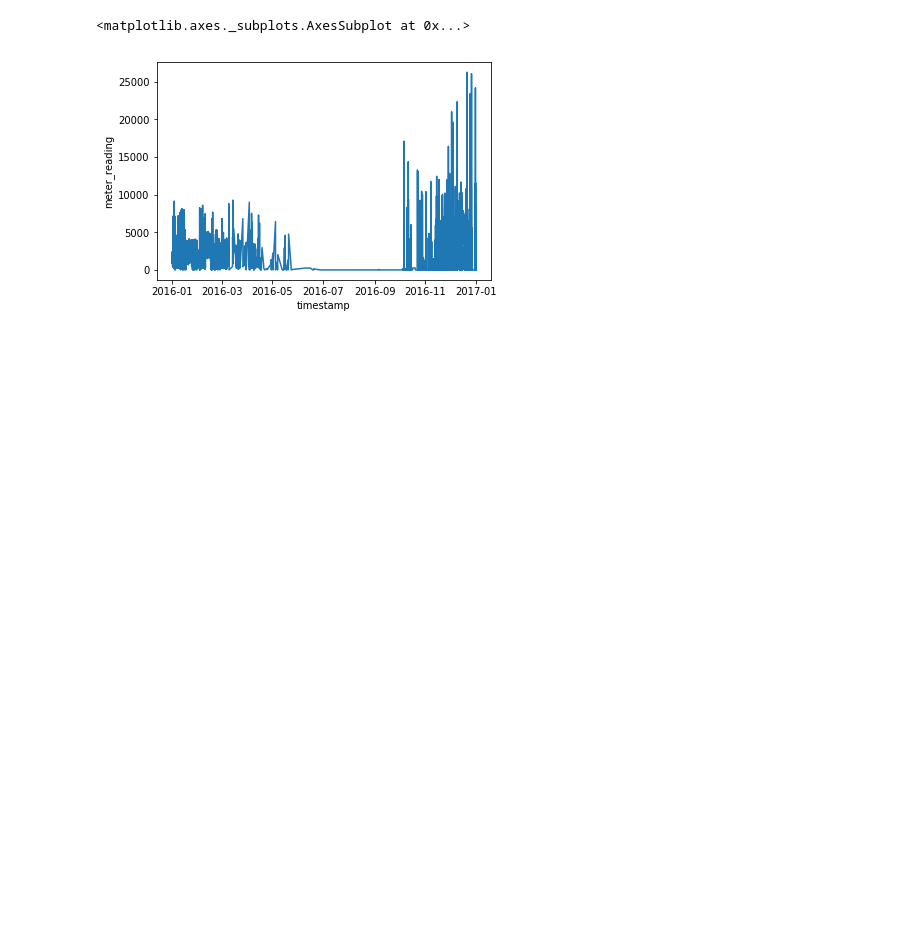
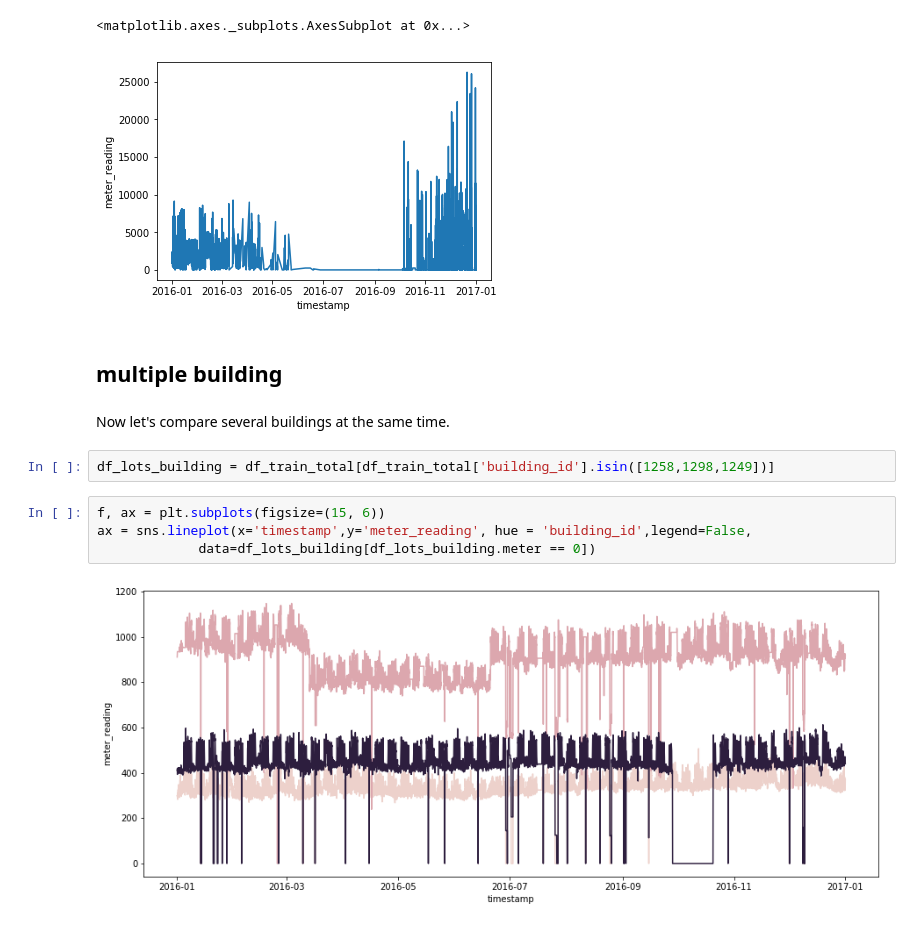
Before and after one commit to haataa/Great_Energy_Predictor, a Jupyter notebook: EDA.ipynb, the cells around one changed output. Drawn from its saved outputs; the diff is of its cells as text; blank space fills up the shorter version.

Commit message:
feat: add multiple building visuals

```diff
--- a/EDA.ipynb
+++ b/EDA.ipynb
@@ -368,3 +376,15 @@ sns.lineplot(x='timestamp',y='meter_reading',data=df_one_building[df_train_total
 # %% [output]
 <matplotlib.axes._subplots.AxesSubplot at 0x...>
 [figure]
+# %% [markdown]
+## multiple building
+# %% [markdown]
+Now let's compare several buildings at the same time.
+# %%
+df_lots_building = df_train_total[df_train_total['building_id'].isin([1258,1298,1249])]
+# %%
+f, ax = plt.subplots(figsize=(15, 6))
+ax = sns.lineplot(x='timestamp',y='meter_reading', hue = 'building_id',legend=False,
+             data=df_lots_building[df_lots_building.meter == 0])
+# %% [output]
+[figure, added]
```
Also changed, not shown: parts of 6 cells of this notebook.
